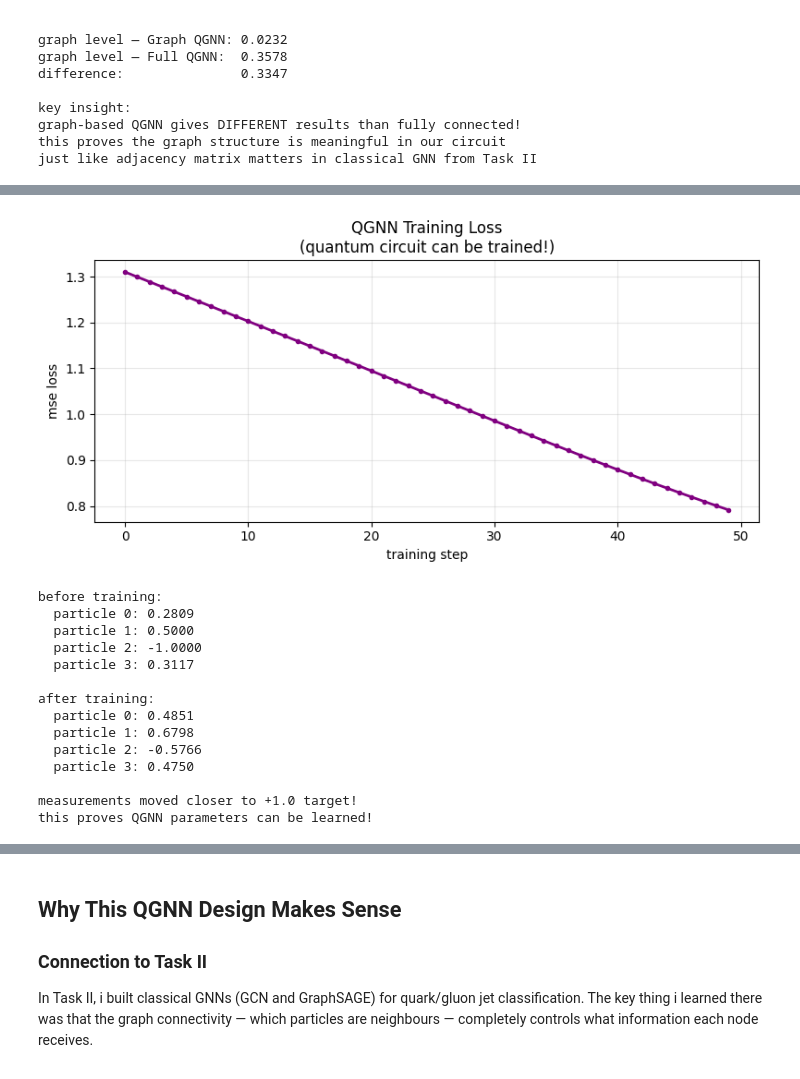
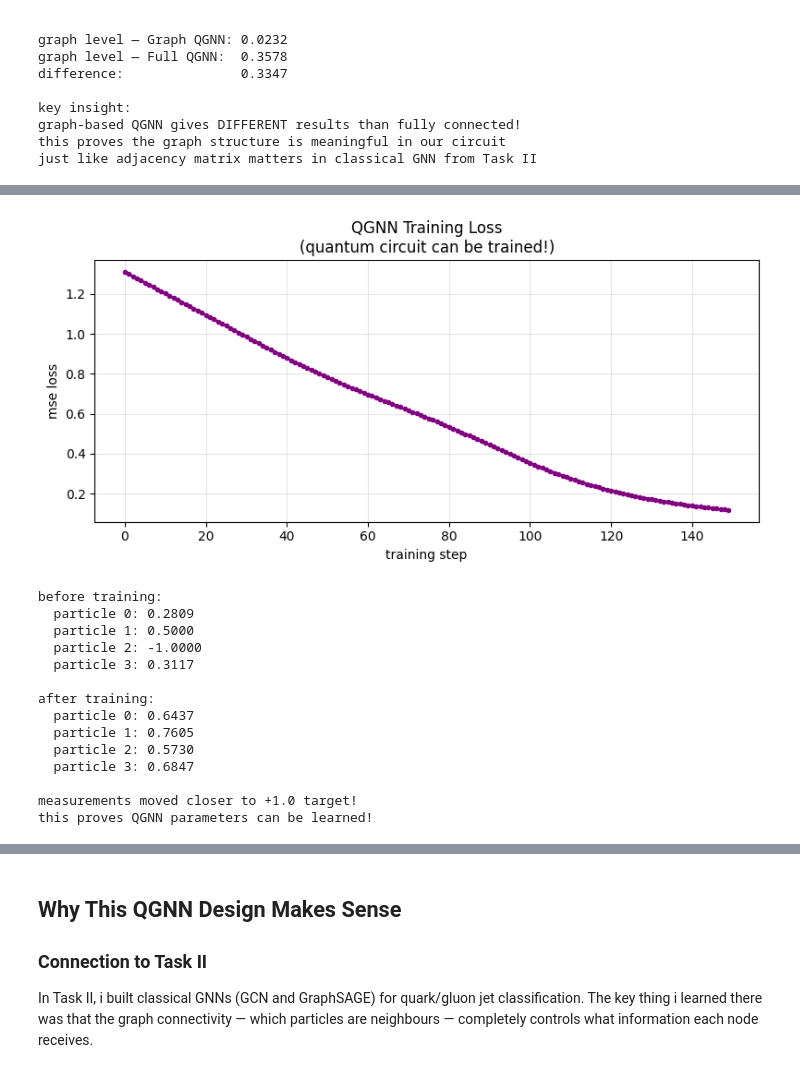
Before and after one commit to nikitamkoli21-ship-it/QMLHEP-GSoC-2026, a Jupyter notebook: Task_V_Quantum_GNN.ipynb, the cells around one changed output, grey strips where cells are left out. Drawn from its saved outputs; the diff is of its cells as text; code cells hidden in the pictures.

```diff
--- a/Task_V_Quantum_GNN.ipynb
+++ b/Task_V_Quantum_GNN.ipynb
@@ -395,7 +395,7 @@ training_losses = []
 print("training QGNN parameters...")
 print("-" * 40)
 
-for step in range(50):
+for step in range(150):
     optimizer.zero_grad()
     output = trainable_qgnn(trainable_params, edges)
     output_tensor = torch.stack(output).float()
@@ -451,5 +457,5 @@ final loss:    0.7913
 loss went DOWN — training worked! ✓
-[figure, old version]
+[figure, new version]
 before training:
   particle 0: 0.2809
   particle 1: 0.5000
@@ -457,10 +463,10 @@ before training:
   particle 3: 0.3117
 
 after training:
-  particle 0: 0.4851
-  particle 1: 0.6798
-  particle 2: -0.5766
-  particle 3: 0.4750
+  particle 0: 0.6437
+  particle 1: 0.7605
+  particle 2: 0.5730
+  particle 3: 0.6847
 
 measurements moved closer to +1.0 target!
 this proves QGNN parameters can be learned!
```
Also changed, not shown: parts of 3 cells of this notebook.
